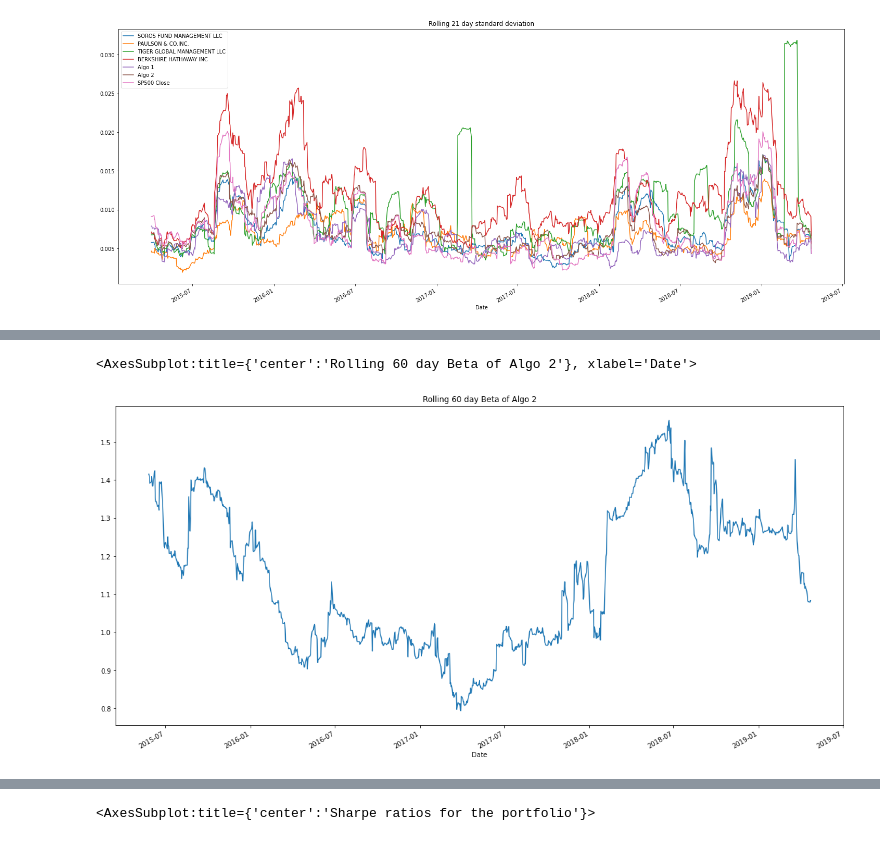
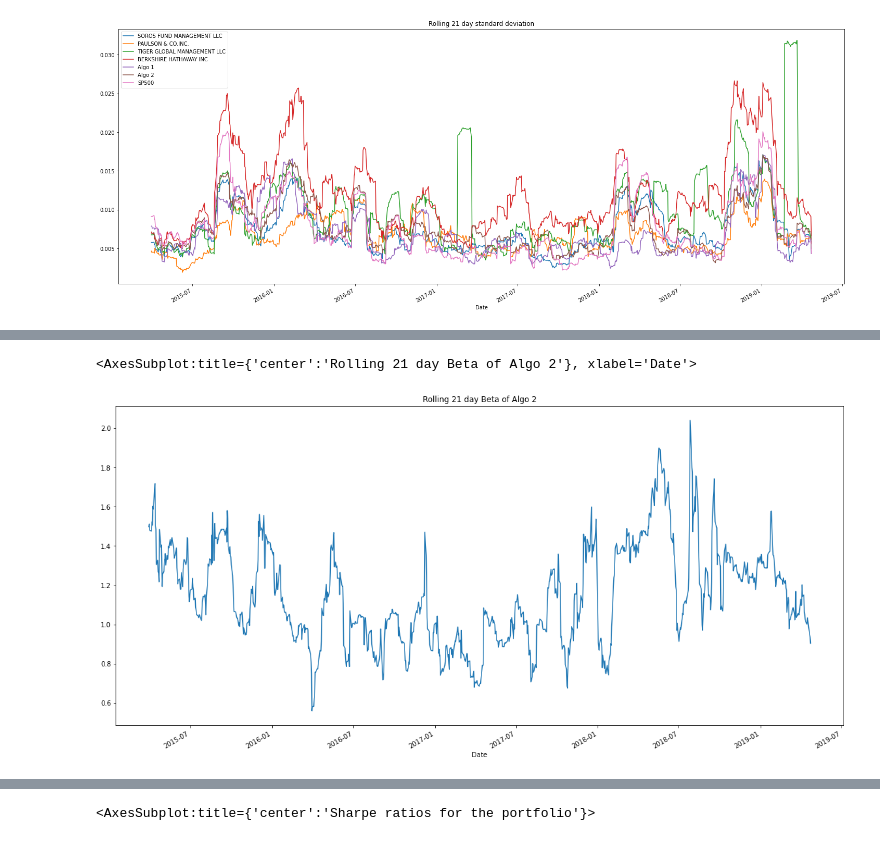
Before and after one commit to Renumelb/Homework03, a Jupyter notebook: Whale off the Port.ipynb, the cells around one changed output, grey strips where cells are left out. Drawn from its saved outputs; the diff is of its cells as text; code cells hidden in the pictures.

```diff
--- a/Whale off the Port.ipynb
+++ b/Whale off the Port.ipynb
@@ -108,11 +112,11 @@ sp500_history.head()
 | 2012-10-04 | 1461.40 |
 | 2012-10-05 | 1460.93 |
 # %%
-#Calculate the daily returns for S & P 500 index- sp500_history, drop nulls and rename "Close"column specific to this portfolio
+#3. Calculate the daily returns for S & P 500 index- sp500_history, drop nulls and rename "Close"column specific to this portfolio
 sp500_dailyreturns = sp500_history.pct_change()
 sp500_dailyreturns.isnull().sum()
 sp500_dailyreturns.dropna()
-sp500_column = ["SP500 Close"]
+sp500_column = ["SP500"]
 sp500_dailyreturns.columns = sp500_column
 sp500_dailyreturns.dropna(inplace = True)
 sp500_dailyreturns.head()
@@ -210,10 +252,10 @@ combinedret_cor.head(7)
 # %%
-#Calculate and plot the 60 day rolling beta for a chosen portfolio and the S & P 500
-covariance_Algo2_60 = combinedret_df['Algo 2'].rolling(window = 60).cov(combinedret_df['SP500 Close'])
-variance_60 = combinedret_df['SP500 Close'].rolling(window = 60).var()
-beta_algo2_60 = variance_60 / covariance_Algo2_60
-beta_algo2_60.plot(figsize = (20,10), title = 'Rolling 60 day Beta of Algo 2')
+#Calculate and plot the 21 day rolling beta for a chosen portfolio and the S & P 500
+covariance_Algo2_21 = combinedret_df['Algo 2'].rolling(window = 21).cov(combinedret_df['SP500'])
+variance_21 = combinedret_df['SP500'].rolling(window = 21).var()
+beta_algo2_21 = variance_21 / covariance_Algo2_21
+beta_algo2_21.plot(figsize = (20,10), title = 'Rolling 21 day Beta of Algo 2')
 #Note: Algo 2 seems to be valatile as its Beta is generally > 1
 # %% [output]
-<AxesSubplot:title={'center':'Rolling 60 day Beta of Algo 2'}, xlabel='Date'>
+<AxesSubplot:title={'center':'Rolling 21 day Beta of Algo 2'}, xlabel='Date'>
-[figure, old version]
+[figure, new version]
```
Also changed, not shown: parts of 23 cells of this notebook, 1 other file.
